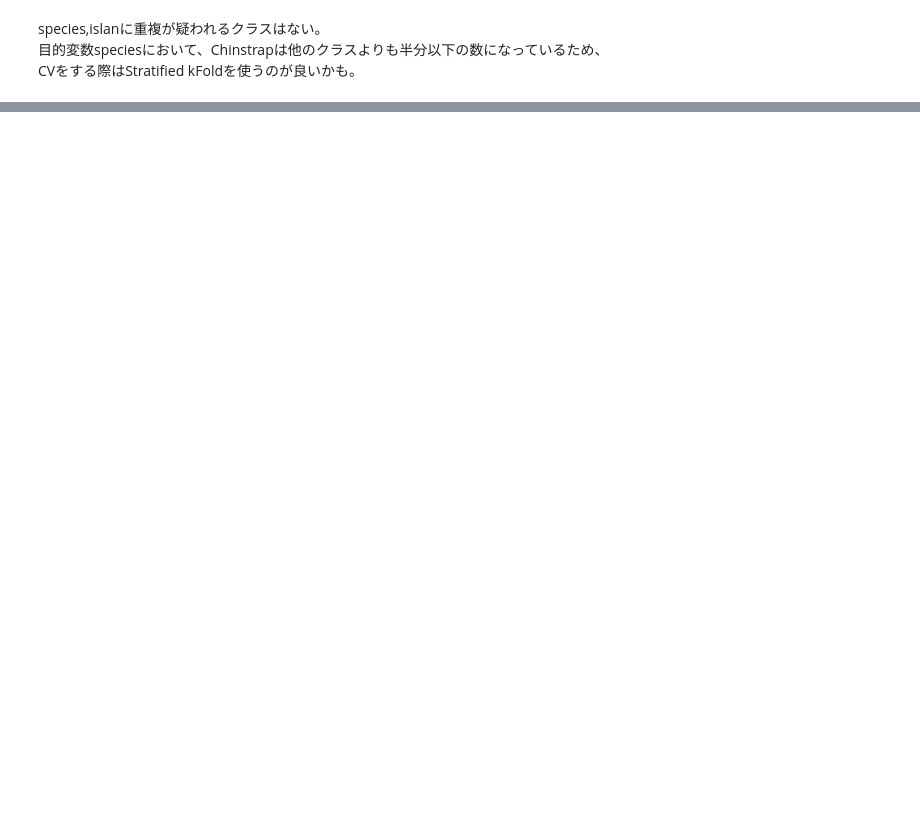
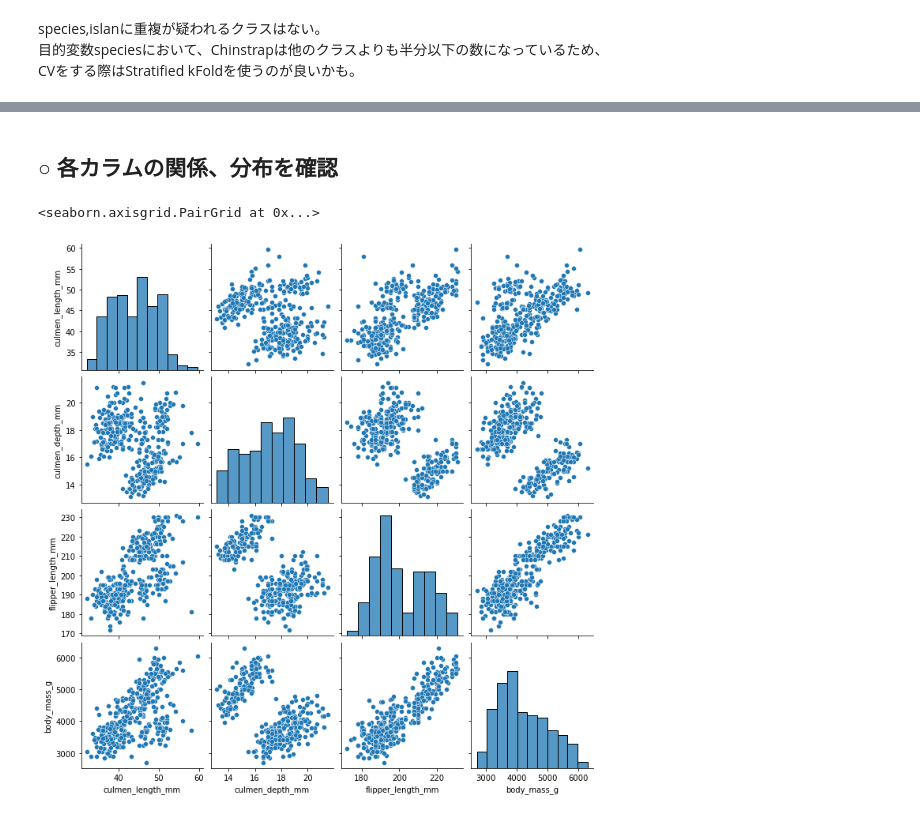
Before and after one commit to Mr-Garlic-Shrimp/TIL, a Jupyter notebook: Machine_Learning/ML_notebook-17(Missing_Value_Imputing_2).ipynb, the cells around one changed output, grey strips where cells are left out. Saved outputs shown, nothing was run; the diff lists cells and outputs as text; code cells hidden in the pictures; blank space fills up the shorter version.

```diff
--- a/Machine_Learning/ML_notebook-17(Missing_Value_Imputing_2).ipynb
+++ b/Machine_Learning/ML_notebook-17(Missing_Value_Imputing_2).ipynb
@@ -143,0 +154,7 @@ CVをする際はStratified kFoldを使うのが良いかも。
+# %% [markdown]
+## ○ 各カラムの関係、分布を確認
+# %%
+sns.pairplot(df.to_pandas())
+# %% [output]
+<seaborn.axisgrid.PairGrid at 0x...>
+[figure, added]
```
Also changed, not shown: parts of 13 cells of this notebook.
